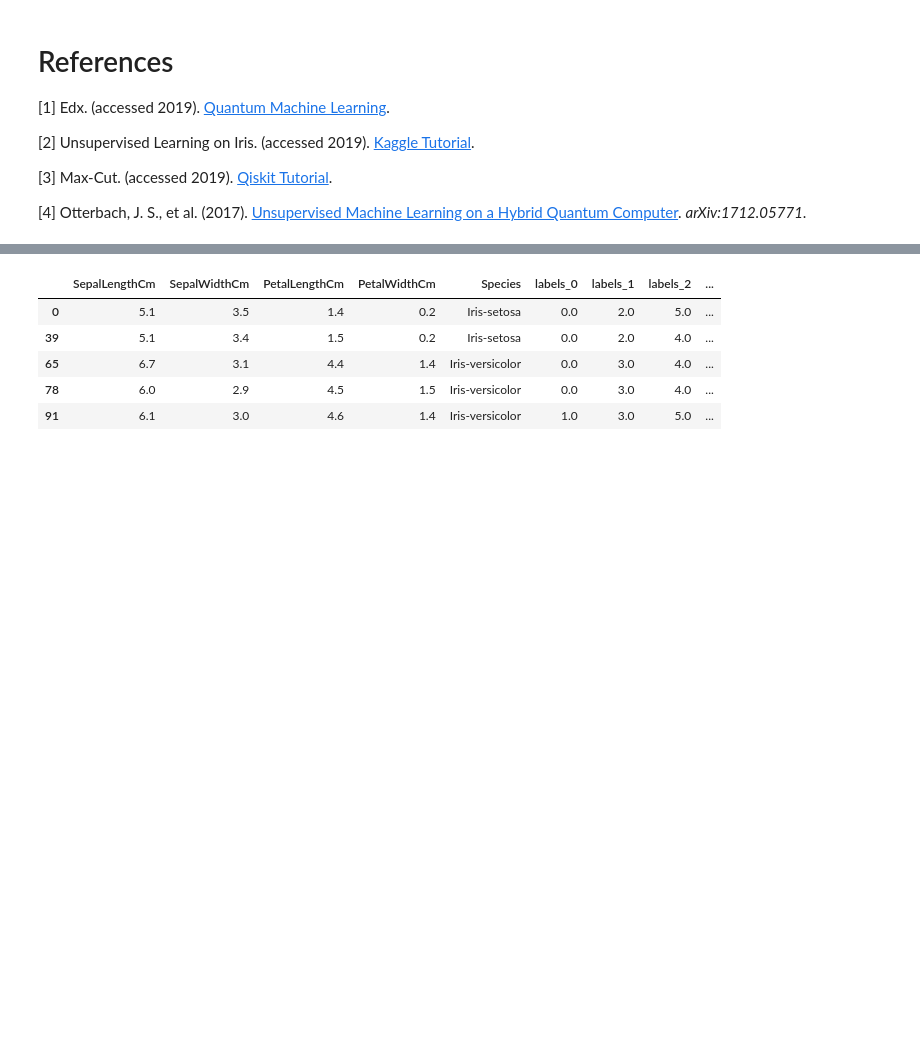
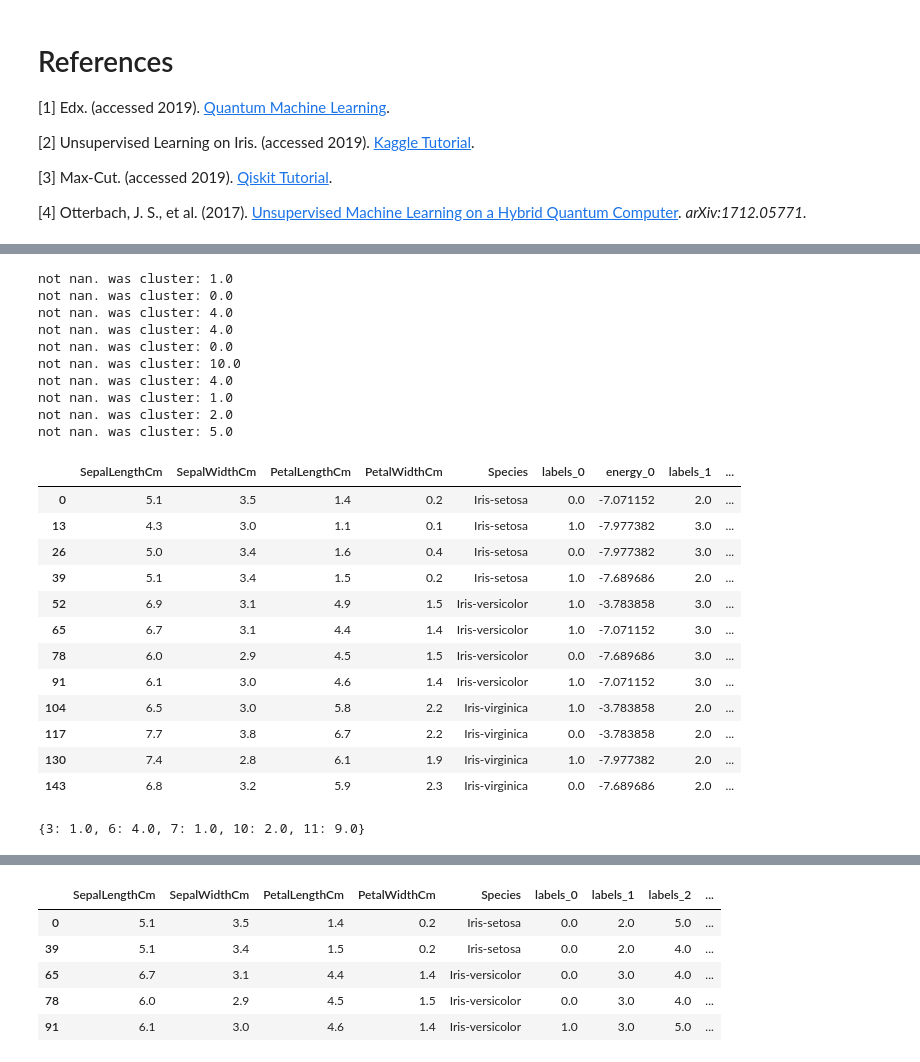
Before and after one commit to ajrazander/Unsupervised-QML, a Jupyter notebook: Unsupervised_Learning.ipynb, the cells around one changed output, grey strips where cells are left out. Cells and saved outputs as stored; diff of their text form; code cells hidden in the pictures; blank space fills up the shorter version.

```diff
--- a/Unsupervised_Learning.ipynb
+++ b/Unsupervised_Learning.ipynb
@@ -354,0 +401,51 @@ df_sub
+# %%
+# Initialize final clustering id to NaN
+df_sub['class'] = np.nan
+
+# Initialize classification id
+clust_id = 0
+clust_dict = {}
+
+# 'Trust' the lowest energy configurations per iteration is accurately separating data
+energy_bound_0 = df_sub['energy_0'].min()
+
+for i in range(0,r):
+    energy_bound = df_sub['energy_'+str(i)].min()
+    for j, row in df_sub.loc[df_sub['energy_'+str(i)] <= energy_bound,'class'].iteritems():
+        if not np.isnan(row):
+            # Join clusters
+            print('not nan. was cluster:',row)
+            # Note cluster id is the same as current cluster id
+            clust_dict[clust_id] = row
+        else:
+            df_sub.at[j,'class'] = clust_id
+        clust_id += 1
+df_sub
+# %% [output]
+not nan. was cluster: 1.0
+not nan. was cluster: 0.0
+not nan. was cluster: 4.0
+not nan. was cluster: 4.0
+not nan. was cluster: 0.0
+not nan. was cluster: 10.0
+not nan. was cluster: 4.0
+not nan. was cluster: 1.0
+not nan. was cluster: 2.0
+not nan. was cluster: 5.0
+|  | SepalLengthCm | SepalWidthCm | PetalLengthCm | PetalWidthCm | Species | labels_0 | energy_0 | labels_1 | ... |
+| 0 | 5.1 | 3.5 | 1.4 | 0.2 | Iris-setosa | 0.0 | -7.071152 | 2.0 | ... |
+| 13 | 4.3 | 3.0 | 1.1 | 0.1 | Iris-setosa | 1.0 | -7.977382 | 3.0 | ... |
+| 26 | 5.0 | 3.4 | 1.6 | 0.4 | Iris-setosa | 0.0 | -7.977382 | 3.0 | ... |
+| 39 | 5.1 | 3.4 | 1.5 | 0.2 | Iris-setosa | 1.0 | -7.689686 | 2.0 | ... |
+| 52 | 6.9 | 3.1 | 4.9 | 1.5 | Iris-versicolor | 1.0 | -3.783858 | 3.0 | ... |
+| 65 | 6.7 | 3.1 | 4.4 | 1.4 | Iris-versicolor | 1.0 | -7.071152 | 3.0 | ... |
+| 78 | 6.0 | 2.9 | 4.5 | 1.5 | Iris-versicolor | 0.0 | -7.689686 | 3.0 | ... |
+| 91 | 6.1 | 3.0 | 4.6 | 1.4 | Iris-versicolor | 1.0 | -7.071152 | 3.0 | ... |
+| 104 | 6.5 | 3.0 | 5.8 | 2.2 | Iris-virginica | 1.0 | -3.783858 | 2.0 | ... |
+| 117 | 7.7 | 3.8 | 6.7 | 2.2 | Iris-virginica | 0.0 | -3.783858 | 2.0 | ... |
+| 130 | 7.4 | 2.8 | 6.1 | 1.9 | Iris-virginica | 1.0 | -7.977382 | 2.0 | ... |
+| 143 | 6.8 | 3.2 | 5.9 | 2.3 | Iris-virginica | 0.0 | -7.689686 | 2.0 | ... |
+# %%
+clust_dict
+# %% [output]
+{3: 1.0, 6: 4.0, 7: 1.0, 10: 2.0, 11: 9.0}
```
Also changed, not shown: parts of 18 cells of this notebook.
